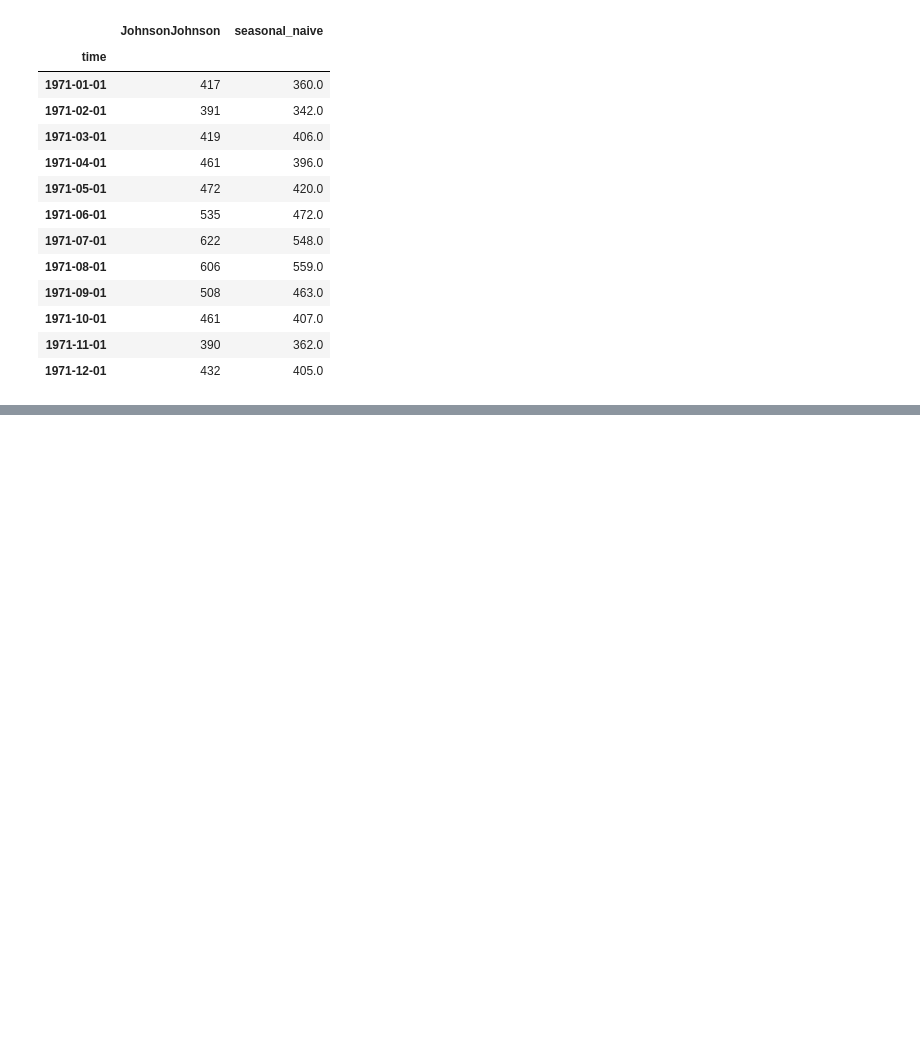
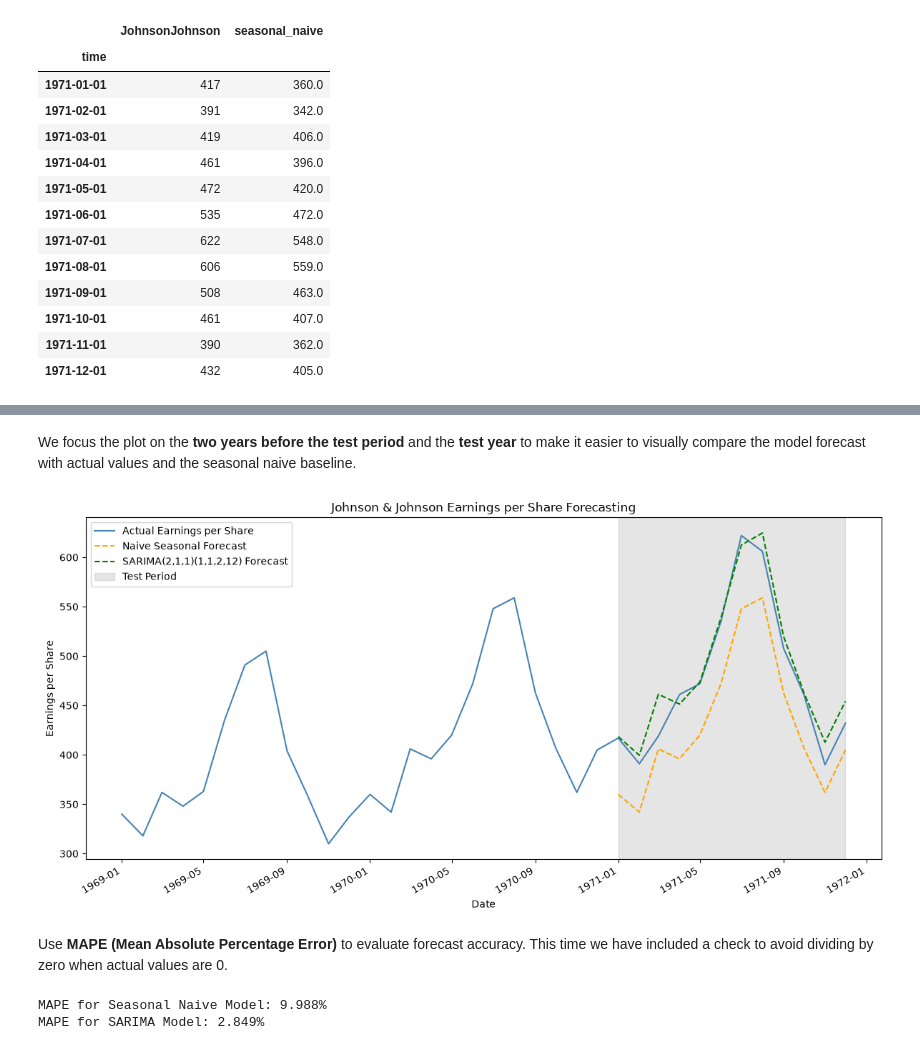
Before and after one commit to michaelhudson2205/INFO3022_Practicals, a Jupyter notebook: P4_4_SARIMA.ipynb, the cells around one changed output, grey strips where cells are left out. Saved outputs shown, nothing was run; the diff lists cells and outputs as text; code cells hidden in the pictures; blank space fills up the shorter version.

```diff
--- a/P4_4_SARIMA.ipynb
+++ b/P4_4_SARIMA.ipynb
@@ -348,0 +441,49 @@ We now fit the SARIMA model with the configuration:
+# %%
+# Instead of using hard-coded row positions, we use actual dates from the test
+# set index. This makes the code more robust and readable.
+
+start = test.index[0]
+end = test.index[-1]
+
+# Generate SARIMA predictions for the test period
+SARIMA_pred = SARIMA_model.get_prediction(start=start, end=end).predicted_mean
+
+# Assign predictions to the test set
+test['SARIMA_pred'] = SARIMA_pred.values
+# %% [markdown]
+We focus the plot on the **two years before the test period** and the **test year** to make it easier to visually compare the model forecast with actual values and the seasonal naive baseline.
+# %%
+# Define the time range: 3 years = 36 months
+start_date = test.index[0] - pd.DateOffset(months=24)
+end_date = test.index[-1]
+
+# Slice the data
+plot_df = df.loc[start_date:end_date]
+
+# Plot
+fig, ax = plt.subplots(figsize=(12, 6))
+
+# Plot actual values from the selected range
+ax.plot(plot_df.index, plot_df['JohnsonJohnson'], linestyle='-', color='steelblue', label='Actual Earnings per Share')
+
+# Add naive seasonal and SARIMA forecasts
+ax.plot(test.index, test['seasonal_naive'], linestyle='--', color='orange', label='Naive Seasonal Forecast')
+ax.plot(test.index, test['SARIMA_pred'], linestyle='--', color='green', label='SARIMA(2,1,1)(1,1,2,12) Forecast')
+
+# Highlight the test period with a shaded area
+ax.axvspan(test.index[0], test.index[-1], color='gray', alpha=0.2, label='Test Period')
+
+# Labels and Legend
+ax.set_title('Johnson & Johnson Earnings per Share Forecasting')
+ax.set_xlabel('Date')
+ax.set_ylabel('Earnings per Share')
+ax.legend(loc='upper left')
+
+# Format and display
+fig.autofmt_xdate()  # Auto-format the x-axis labels for better readability
+plt.tight_layout()  # Adjust layout to prevent clipping of labels
+plt.show()
+# %% [output]
+[figure, added]
+# %% [markdown]
+Use **MAPE (Mean Absolute Percentage Error)** to evaluate forecast accuracy. This time we have included a check to avoid dividing by zero when actual values are 0.
@@ -348,0 +495,11 @@ We now fit the SARIMA model with the configuration:
+# %%
+# Calculate MAPE for both models
+mape_seasonal_naive = mape(test['JohnsonJohnson'], test['seasonal_naive'])
+mape_sarima = mape(test['JohnsonJohnson'], test['SARIMA_pred'])
+
+# Print the MAPE results
+print(f'MAPE for Seasonal Naive Model: {mape_seasonal_naive:.3f}%')
+print(f'MAPE for SARIMA Model: {mape_sarima:.3f}%')
+# %% [output]
+MAPE for Seasonal Naive Model: 9.988%
+MAPE for SARIMA Model: 2.849%
```
Also changed, not shown: parts of 16 cells of this notebook.
